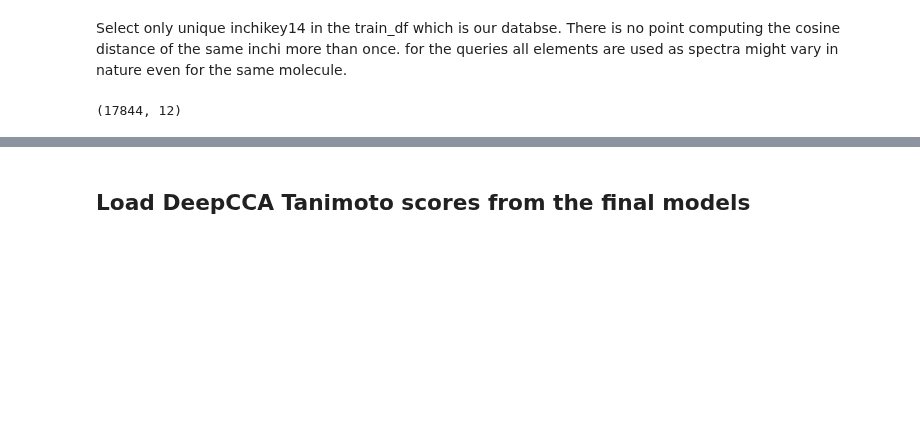
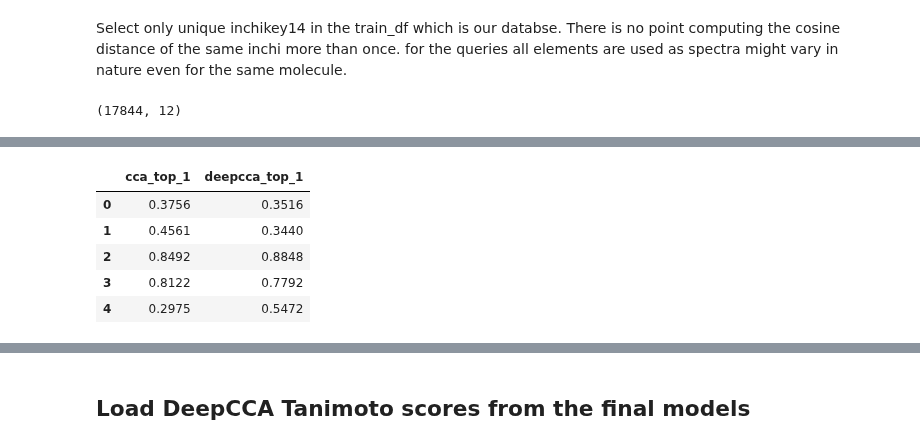
Before and after one commit to LukaLmelias/DeepCCA_thesis, a Jupyter notebook: final_model_prediction_and_evaluation.ipynb, the cells around one changed output, grey strips where cells are left out. Drawn from its saved outputs; the diff is of its cells as text; code cells hidden in the pictures; blank space fills up the shorter version.

```diff
--- a/final_model_prediction_and_evaluation.ipynb
+++ b/final_model_prediction_and_evaluation.ipynb
@@ -69,7 +69,7 @@ def predict(subject_df,query_df,dims,
 
     # initiate an empty df
     preds = pd.DataFrame()
-    preds.index=[x for x in test_df['spec_id']] # set query spec id as rownames
+    preds.index=[x for x in query_df['spec_id']] # set query spec id as rownames
     preds[f'top_{top_k}_{metric}'] = None
     preds[f'true_{metric}'] = None
     preds[f'top_{top_k}_inchi14'] = None
@@ -571,0 +587,21 @@ Computing Tanimoto and hits is Completed successfully
+# %%
+top = 1
+cca_top_1_tanis = get_top_k(preds_df=cca_cos_preds_df,
+                            top_k=top,
+                           item='top_20_tanis')
+
+deepcca_top_1_tanis = get_top_k(preds_df=deepcca_cos_preds_df,
+                            top_k=top,
+                           item='top_20_tanis')
+
+top_1_df = pd.DataFrame({'cca_top_1':cca_top_1_tanis,
+                         'deepcca_top_1':deepcca_top_1_tanis,
+                        })
+top_1_df.head()
+# %% [output]
+|  | cca_top_1 | deepcca_top_1 |
+| 0 | 0.3756 | 0.3516 |
+| 1 | 0.4561 | 0.3440 |
+| 2 | 0.8492 | 0.8848 |
+| 3 | 0.8122 | 0.7792 |
+| 4 | 0.2975 | 0.5472 |
```
Also changed, not shown: parts of 4 cells of this notebook, 2 other files.
